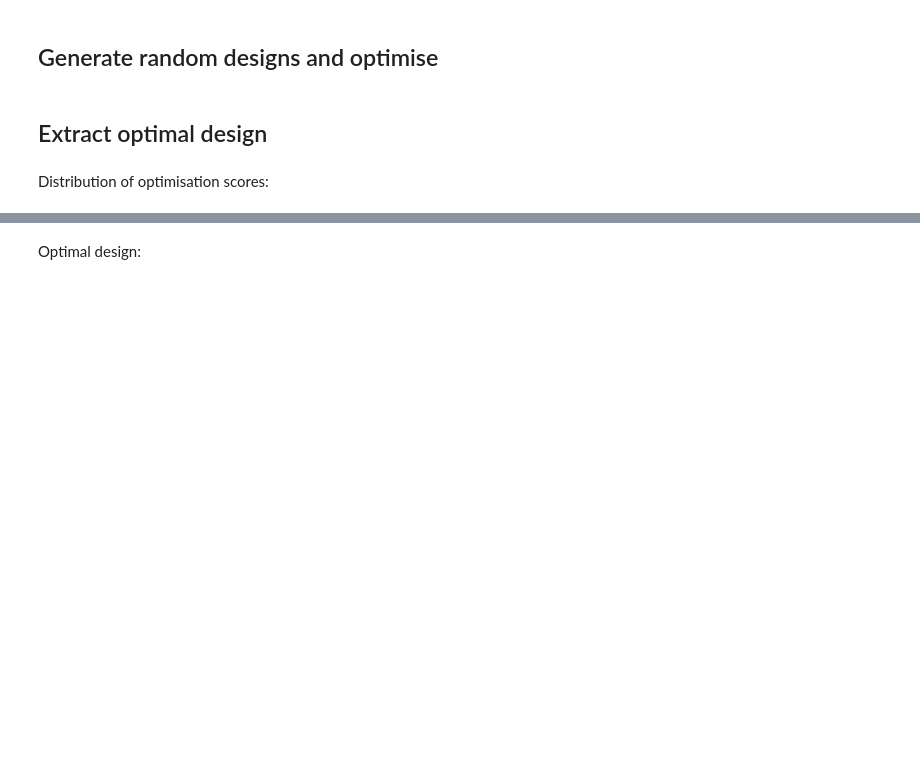
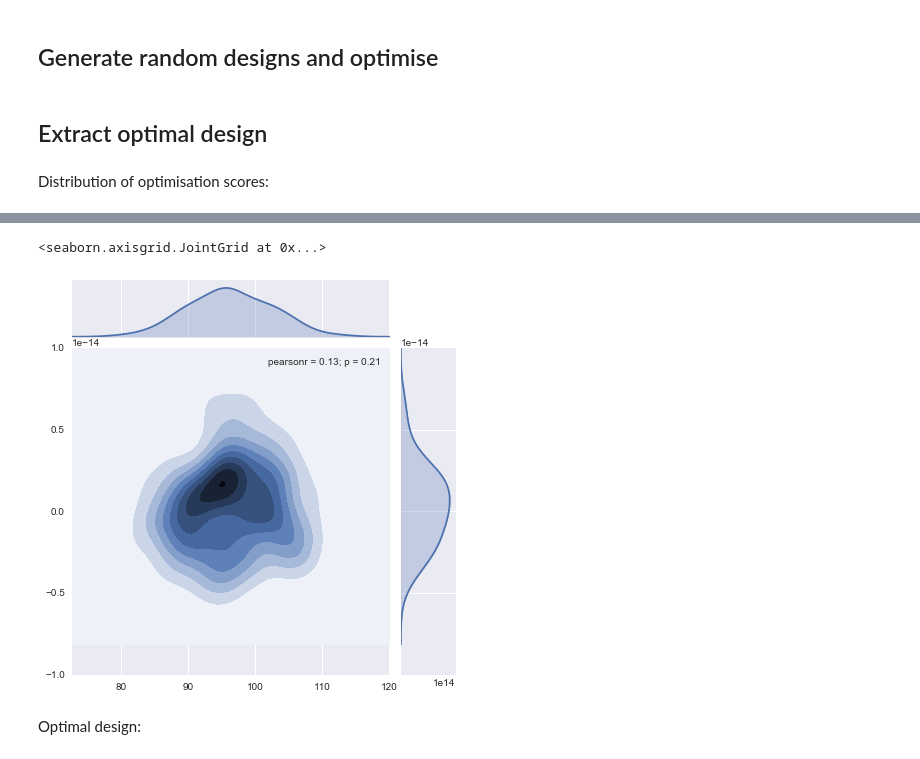
Before and after one commit to jokedurnez/RandomNotes, a Jupyter notebook: Optimise gambles task.ipynb, the cells around one changed output, grey strips where cells are left out. Cells and saved outputs as stored; diff of their text form; code cells hidden in the pictures; blank space fills up the shorter version.

```diff
--- a/Optimise gambles task.ipynb
+++ b/Optimise gambles task.ipynb
@@ -179,3 +188,10 @@ sns.distplot(opt)
+# %%
+# making sure the variance on the difference between gain and loss does not affect optimality scores
+ist = np.var([x['gains']-x['losses'] for x in allexp],axis=1)
+sns.jointplot(ist,np.array(opt),ylim=(-1e-14,1e-14),kind='kde')
+# %% [output]
+<seaborn.axisgrid.JointGrid at 0x...>
+[figure, added]
 # %% [markdown]
 Optimal design:
 # %%
```
Also changed, not shown: parts of 8 cells of this notebook.
